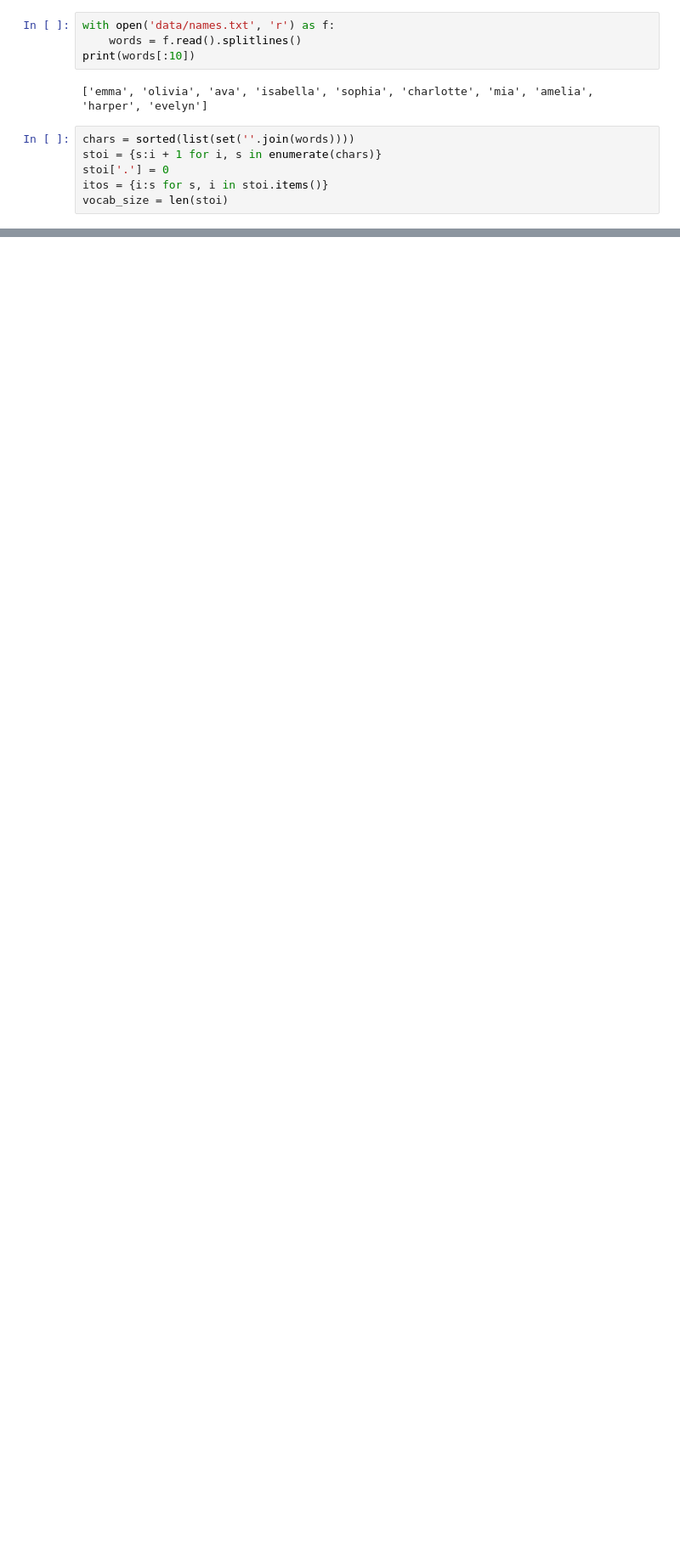
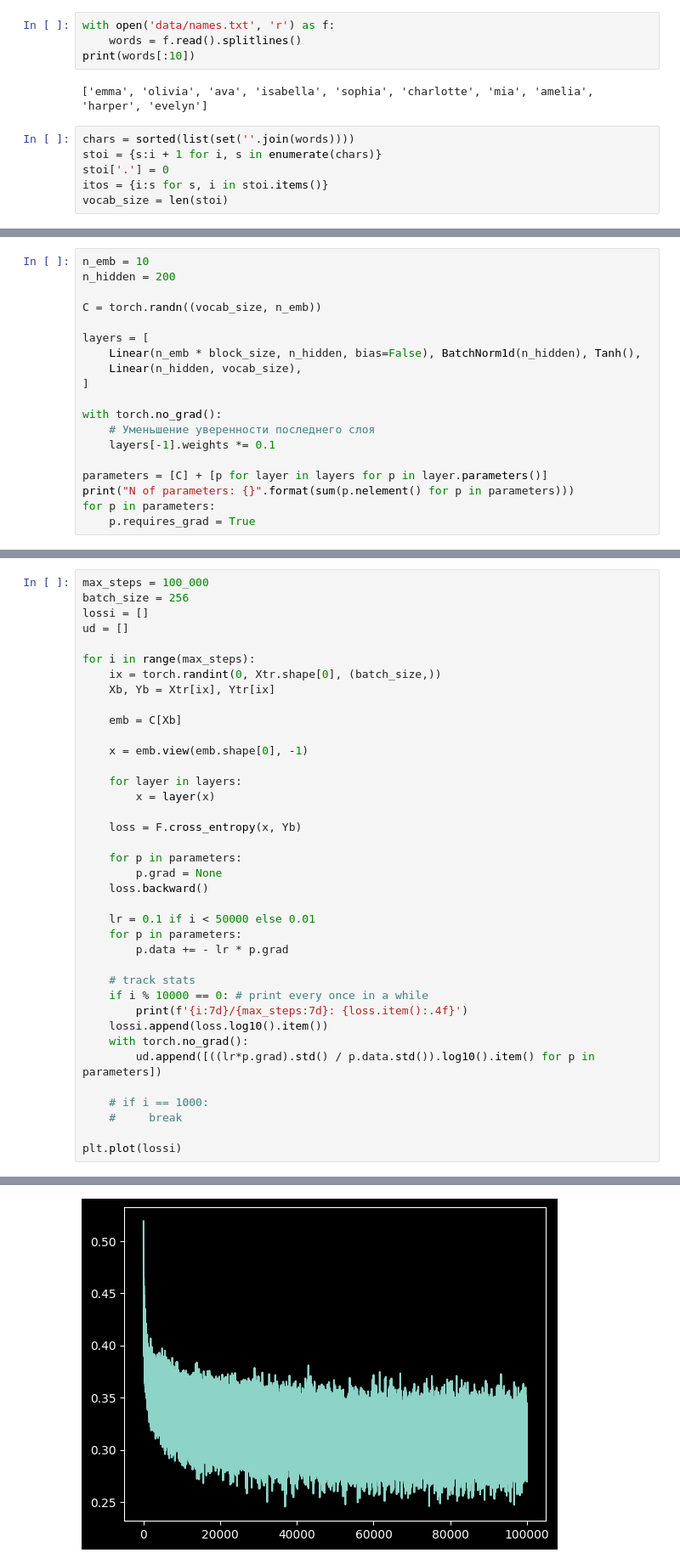
Before and after one commit to GrigoriiMoroz/MakeMore, a Jupyter notebook: 05_Build_A_WaveNet.ipynb, the cells around one changed output, grey strips where cells are left out. Shown: that part at 85% size. Saved outputs shown, nothing was run; the diff lists cells and outputs as text; blank space fills up the shorter version.

```diff
--- a/05_Build_A_WaveNet.ipynb
+++ b/05_Build_A_WaveNet.ipynb
@@ -21,0 +142,19 @@ vocab_size = len(stoi)
+# %%
+n_emb = 10
+n_hidden = 200
+
+C = torch.randn((vocab_size, n_emb))
+
+layers = [
+    Linear(n_emb * block_size, n_hidden, bias=False), BatchNorm1d(n_hidden), Tanh(),
+    Linear(n_hidden, vocab_size),
+]
+
+with torch.no_grad():
+    # Уменьшение уверенности последнего слоя
+    layers[-1].weights *= 0.1
+
+parameters = [C] + [p for layer in layers for p in layer.parameters()]
+print("N of parameters: {}".format(sum(p.nelement() for p in parameters)))
+for p in parameters:
+    p.requires_grad = True
@@ -21,0 +165,39 @@ vocab_size = len(stoi)
+# %%
+max_steps = 100_000
+batch_size = 256
+lossi = []
+ud = []
+
+for i in range(max_steps):
+    ix = torch.randint(0, Xtr.shape[0], (batch_size,))
+    Xb, Yb = Xtr[ix], Ytr[ix]
+
+    emb = C[Xb]
+
+    x = emb.view(emb.shape[0], -1)
+
+    for layer in layers:
+        x = layer(x)
+
+    loss = F.cross_entropy(x, Yb)
+
+    for p in parameters:
+        p.grad = None
+    loss.backward()
+
+    lr = 0.1 if i < 50000 else 0.01
+    for p in parameters:
+        p.data += - lr * p.grad
+
+    # track stats
+    if i % 10000 == 0: # print every once in a while
+        print(f'{i:7d}/{max_steps:7d}: {loss.item():.4f}')
+    lossi.append(loss.log10().item())
+    with torch.no_grad():
+        ud.append([((lr*p.grad).std() / p.data.std()).log10().item() for p in parameters])
+
+    # if i == 1000:
+    #     break
+
+plt.plot(lossi)
+# %% [output]
@@ -21,0 +215 @@ vocab_size = len(stoi)
+[figure, added]
```
Also changed, not shown: parts of 29 cells of this notebook, 2 other files.
